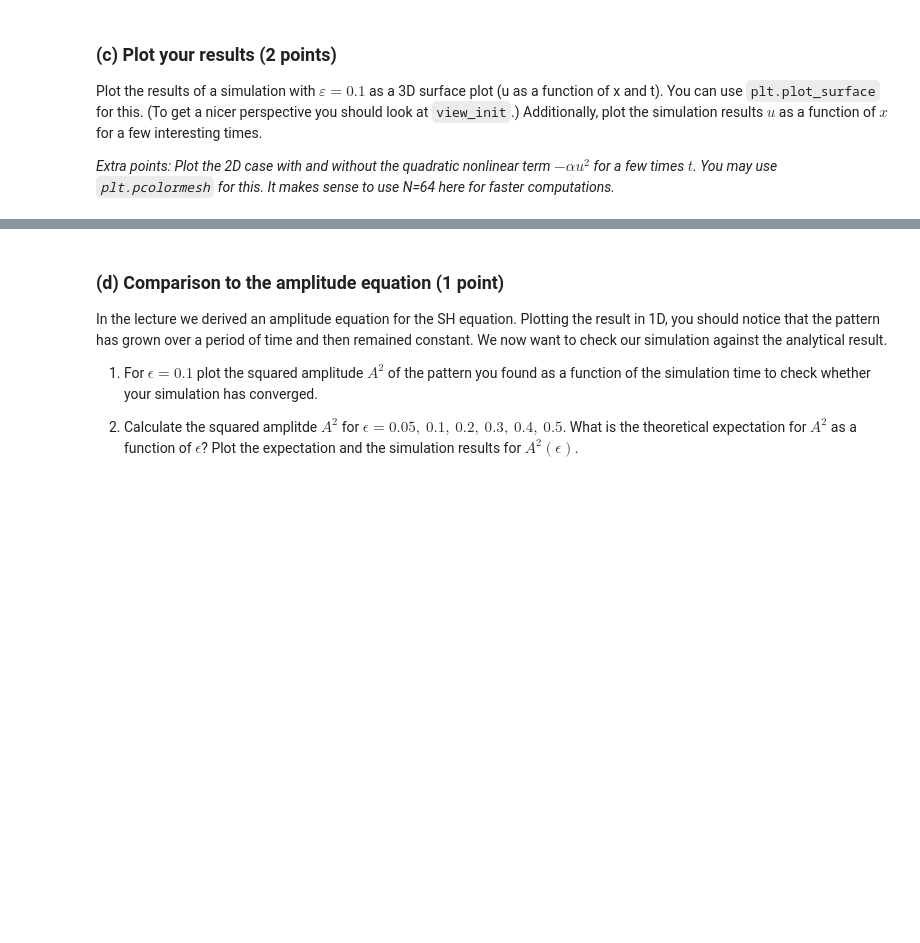
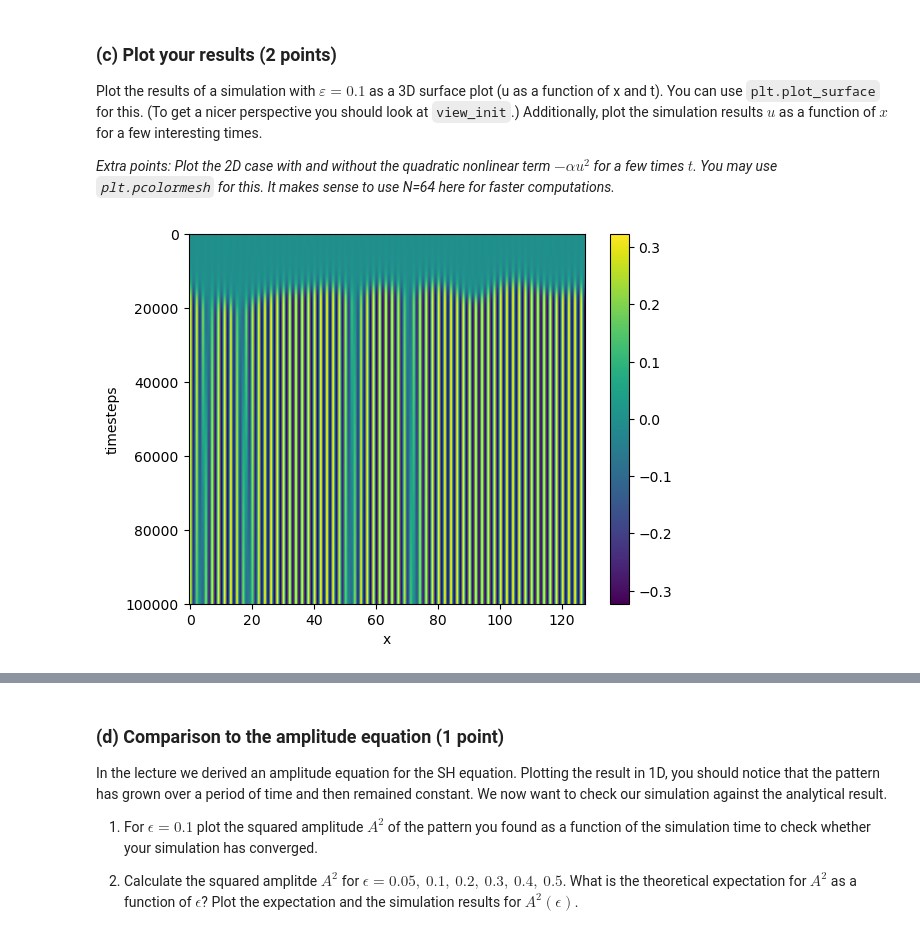
Before and after one commit to anuramat/uhd-nld, a Jupyter notebook: ex11/after/SH_exercise.ipynb, the cells around one changed output, grey strips where cells are left out. Drawn from its saved outputs; the diff is of its cells as text; code cells hidden in the pictures; blank space fills up the shorter version.

```diff
--- a/ex11/after/SH_exercise.ipynb
+++ b/ex11/after/SH_exercise.ipynb
@@ -90,6 +109,6 @@ dx=L/N
 # %%
 def create_random_array(number=N, amplitude=0.01, two_dim=False):
-    '''
+    """
     This function should create an array of size N, which is initialized with random numbers drawn
     from the uniform distribution in [-amplitude, amplitude).
 
@@ -97,24 +116,26 @@ def create_random_array(number=N, amplitude=0.01, two_dim=False):
         number (int): number of elements in random array
         amplitude (float): amplitude of random array
     Return: random array
-    '''
-    return amplitude(np.random.rand(number)*2 - 1)
+    """
+    size = (number, number) if two_dim else (number,)
+    return amplitude * (np.random.rand(*size) * 2 - 1)
 
 
 def create_wavenumber_array(num_modes=N):
-    '''
+    """
     This function should create an array of size N, which is initialized with the wavenumbers.
 
     Args:
         number (int): number of wavenumbers
     Return: array
-    '''
-    ###############################
-    # HERE IS SPACE FOR YOUR CODE #
-    ###############################
+    """
+    return fftfreq(n=num_modes, d=dx)
 
-def create_time_evolution_operator(wavenums, zero_wavenum=q02, eps=epsilon, two_dim=False):
-    '''
+
+def create_time_evolution_operator(
+    wavenums, zero_wavenum=q02, eps=epsilon, two_dim=False, dt=dt
+):
+    """
     This function should create the time evolution operator in fourier space, which is of size
     (num_nodes) in 1D and (num_nodes,num_nodes) in 2D.
     If you want you can program the 2D case and use the flag two_dim to differentiate between the cases.
@@ -125,10 +146,9 @@ def create_time_evolution_operator(wavenums, zero_wavenum=q02, eps=epsilon, two_
         eps (float): epsilon in SH equation - standard value was defined above
         two_dim (bool): Wether to return the 2D operator
     Return: array containing the time evolution operator
-    '''
-    ###############################
-    # HERE IS SPACE FOR YOUR CODE #
-    ###############################
+    """
+
+    return np.exp(dt * (eps - (zero_wavenum - wavenums**2) ** 2))
 # %% [markdown]
 ### (b) Implementing the operator-split Pseudo-spectral method  (2 points)
 
@@ -183,0 +227,10 @@ Plot the results of a simulation with $\varepsilon=0.1$ as a 3D surface plot (u
+# %%
+sim = perform_simulation()
+# %%
+plt.imshow(sim, aspect="auto", cmap="viridis")
+plt.colorbar()
+plt.xlabel("x")
+plt.ylabel("timesteps")
+plt.show()
+# %% [output]
+[figure, added]
```
Also changed, not shown: parts of 13 cells of this notebook, 1 other file.
